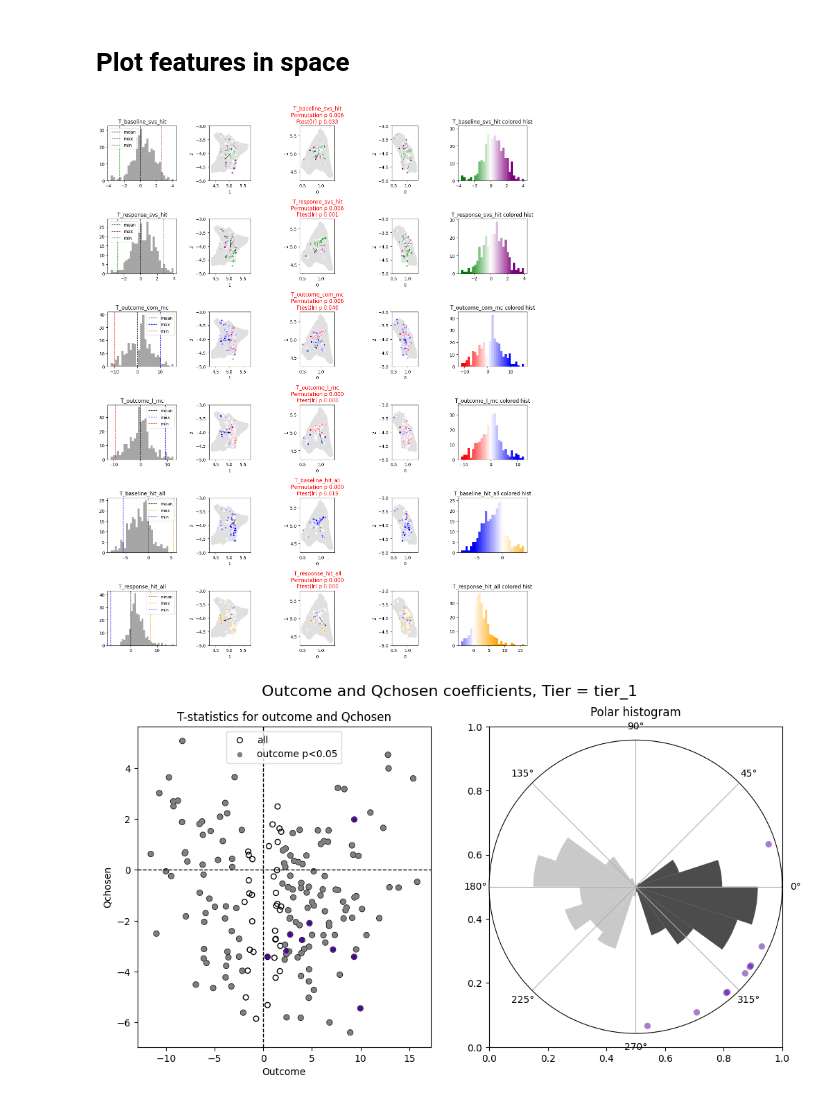
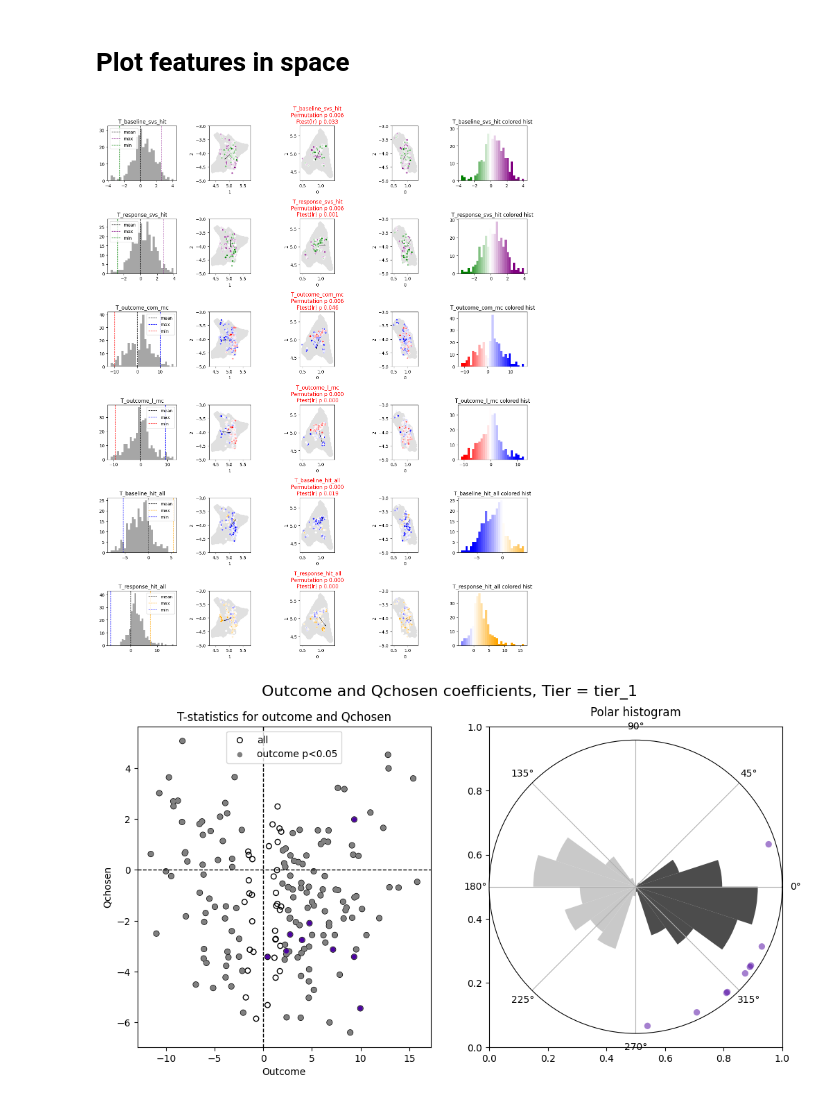
Before and after one commit to AllenNeuralDynamics/aind-beh-ephys-analysis, a Jupyter notebook: code/beh_ephys_analysis/session_combine/manscript_figures/F_ephys_behavior_action&outcome.ipynb, the cells around one changed output. Cells and saved outputs as stored; diff of their text form; code cells hidden in the pictures.

```diff
--- a/code/beh_ephys_analysis/session_combine/manscript_figures/F_ephys_behavior_action&outcome.ipynb
+++ b/code/beh_ephys_analysis/session_combine/manscript_figures/F_ephys_behavior_action&outcome.ipynb
@@ -299,7 +299,8 @@ mask = features_combined['be_filter'].values
 
 fig, axes = plt.subplots(len(feature_map.keys()), 5, figsize=(14, 3 * len(feature_map.keys())))
 axes = np.atleast_2d(axes)
-
+rng = np.random.default_rng(0)
+sigma = 0.02
 for ind, feature, colormap in zip(range(len(feature_map.keys())), feature_map.keys(), feature_map.values()):
     color = features_combined[feature].values.astype(float)
     color_reg = color.copy()
@@ -346,12 +347,12 @@ for ind, feature, colormap in zip(range(len(feature_map.keys())), feature_map.ke
             ax.fill(c[:, 0], c[:, 1], color='lightgray', alpha=0.7, linewidth=0)
 
         # scatter the points (alpha-scaled)
-        # only plot those not NaN
-        jitter_on_x = (np.random.rand(np.sum(~np.isnan(color_reg_plot))) - 0.5) * 0.04
-        jitter_on_y = (np.random.rand(np.sum(~np.isnan(color_reg_plot))) - 0.5) * 0.04
+        jitter_on_x = rng.normal(0, sigma, len(ccfs_plot))
+        jitter_on_y = rng.normal(0, sigma, len(ccfs_plot))
+
         sc = ax.scatter(
-            ccfs_plot[:, planes[plane][0]][~np.isnan(color_reg_plot)] + jitter_on_x,
-            ccfs_plot[:, planes[plane][1]][~np.isnan(color_reg_plot)] + jitter_on_y,
+            ccfs_plot[:, planes[plane][0]][~np.isnan(color_reg_plot)] + jitter_on_x[~np.isnan(color_reg_plot)],
+            ccfs_plot[:, planes[plane][1]][~np.isnan(color_reg_plot)] + jitter_on_y[~np.isnan(color_reg_plot)],
             facecolors=rgba_colors[~np.isnan(color_reg_plot)],
             edgecolors=[1, 1, 1],
             s=20,
@@ -382,34 +383,34 @@ for ind, feature, colormap in zip(range(len(feature_map.keys())), feature_map.ke
                 f"Ftest(lr) p {spatial_dependence_results[feature]['linear_trend']['p_value_F_test_vs_intercept_only_fdr']:.3f}",
                 color=title_color
             )
 
         ax.set_xlabel(planes[plane][0])
         ax.set_ylabel(planes[plane][1])
         ax.set_aspect('equal')
 
         if planes[plane][1] == dv:
             ax.set_ylim([-5, -3])
 
         ax_hist_color = axes[ind, -1]
         # make colored histogram with each bin colored according to the colormap
         edges = np.linspace(np.nanmin(features_combined[feature].values), np.nanmax(features_combined[feature].values), 30)
         # colors and counts of each bin
         bin_centers = 0.5 * (edges[:-1] + edges[1:])
         bin_colors = colormap(0.5 + 0.5 * bin_centers / amp_cut)
         bin_colors = np.clip(bin_colors, 0, 1)
         counts = np.histogram(features_combined[feature].values, bins=edges)[0]
         for i in range(len(edges) - 1):
             ax_hist_color.bar(bin_centers[i], counts[i], width=edges[1] - edges[0], color=bin_colors[i], alpha=1)
         ax_hist_color.set_title(f'{feature} colored hist')
 
 
 plt.tight_layout()
 for ext in ['pdf', 'png', 'svg']:
     plt.savefig(os.path.join(target_folder, f'model_combined_spatial_{criteria_name}.{ext}'),
                 bbox_inches='tight', dpi=300)
 # plt.close()
 # %% [output]
-[figure, old version]
+[figure, new version]
 # %%
 period = 'com'
 verion = 'ori'  # 'ori' or 'mc'
```
Also changed, not shown: parts of 7 cells of this notebook, 4 other files.
